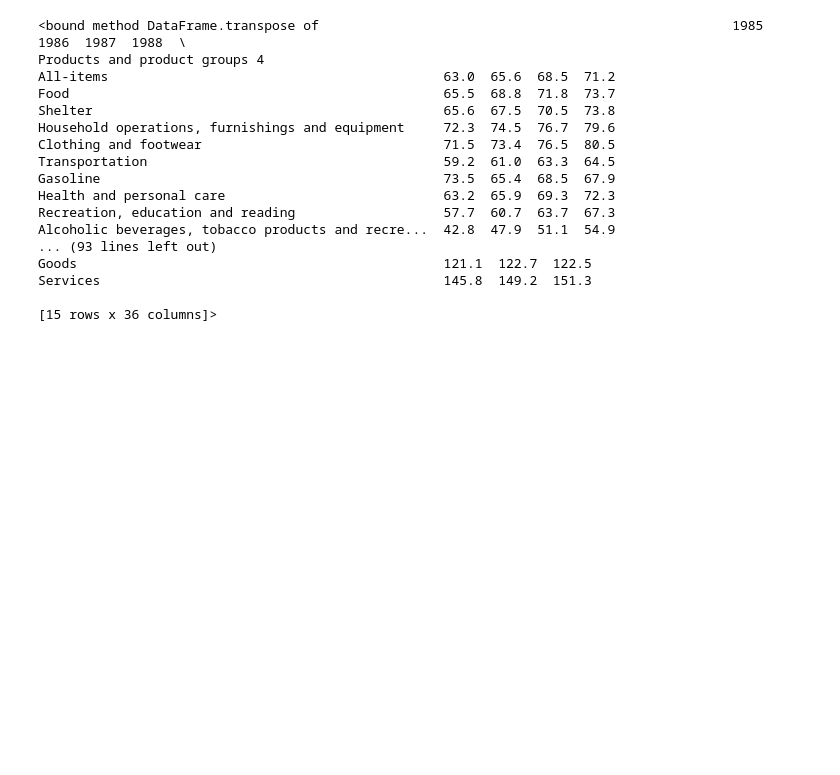
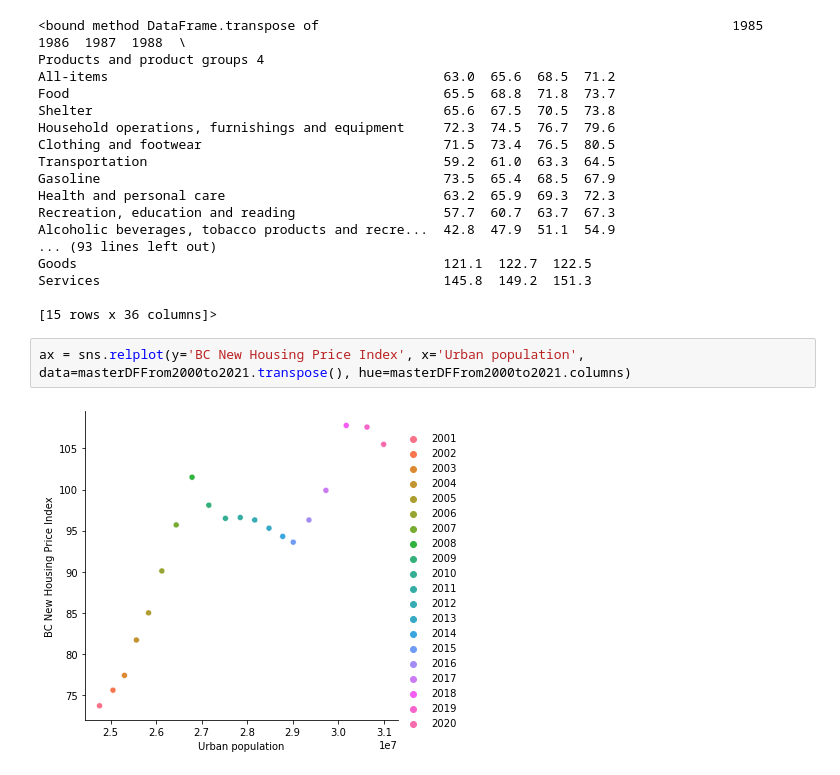
Before and after one commit to data301-2021-summer2/group-11-project, a Jupyter notebook: data/DataProcessingFunctions-Andy.ipynb, the cells around one changed output. Saved outputs shown, nothing was run; the diff lists cells and outputs as text; blank space fills up the shorter version.

Commit message:
Data Wrangling going well, more graphs

```diff
--- a/data/DataProcessingFunctions-Andy.ipynb
+++ b/data/DataProcessingFunctions-Andy.ipynb
@@ -219,3 +219,7 @@ Goods                                               121.1  122.7  122.5
 Services                                            145.8  149.2  151.3
 
 [15 rows x 36 columns]>
+# %%
+ax = sns.relplot(y='BC New Housing Price Index', x='Urban population', data=masterDFFrom2000to2021.transpose(), hue=masterDFFrom2000to2021.columns)
+# %% [output]
+[figure, added]
```
Also changed, not shown: parts of 4 cells of this notebook.
